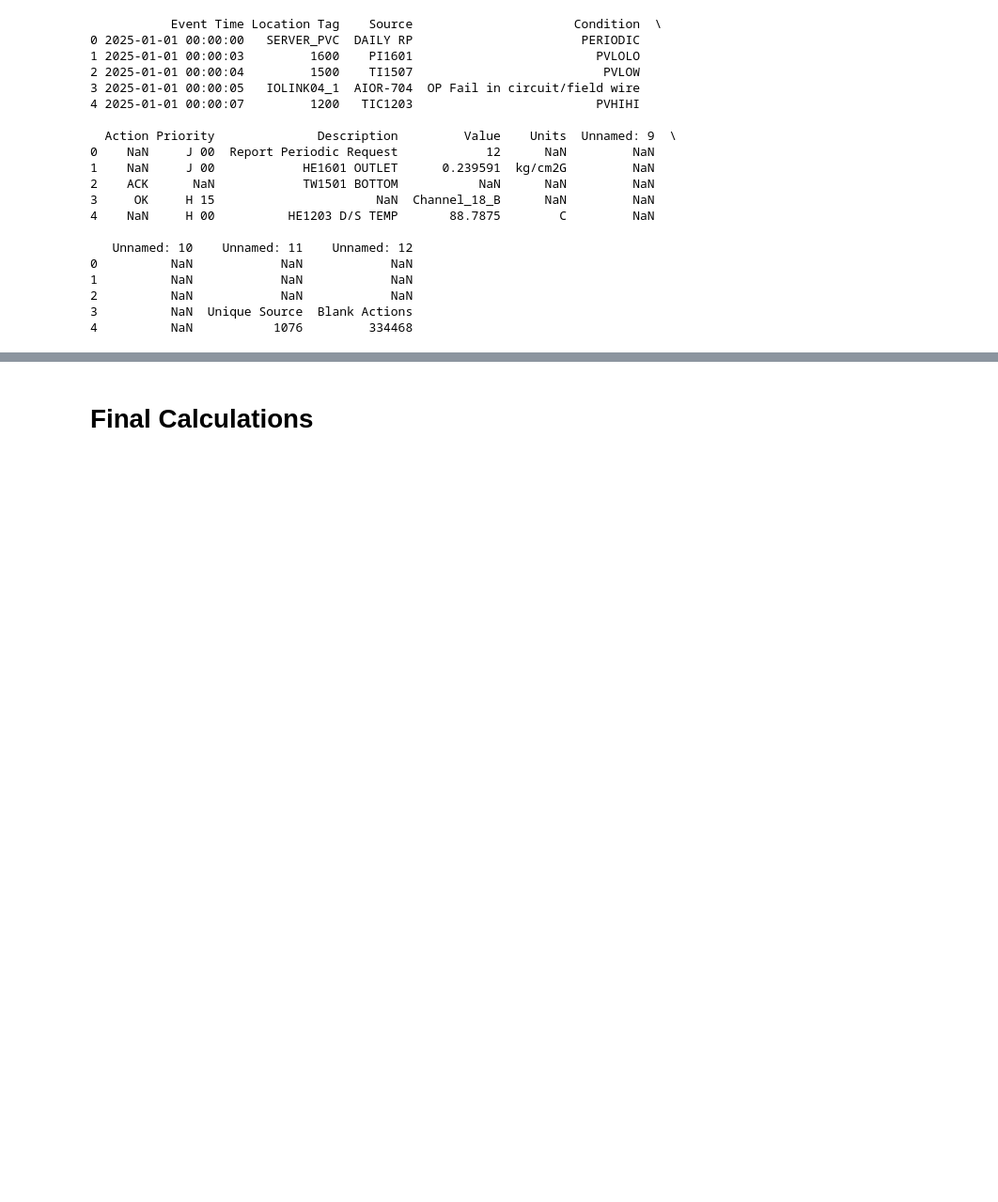
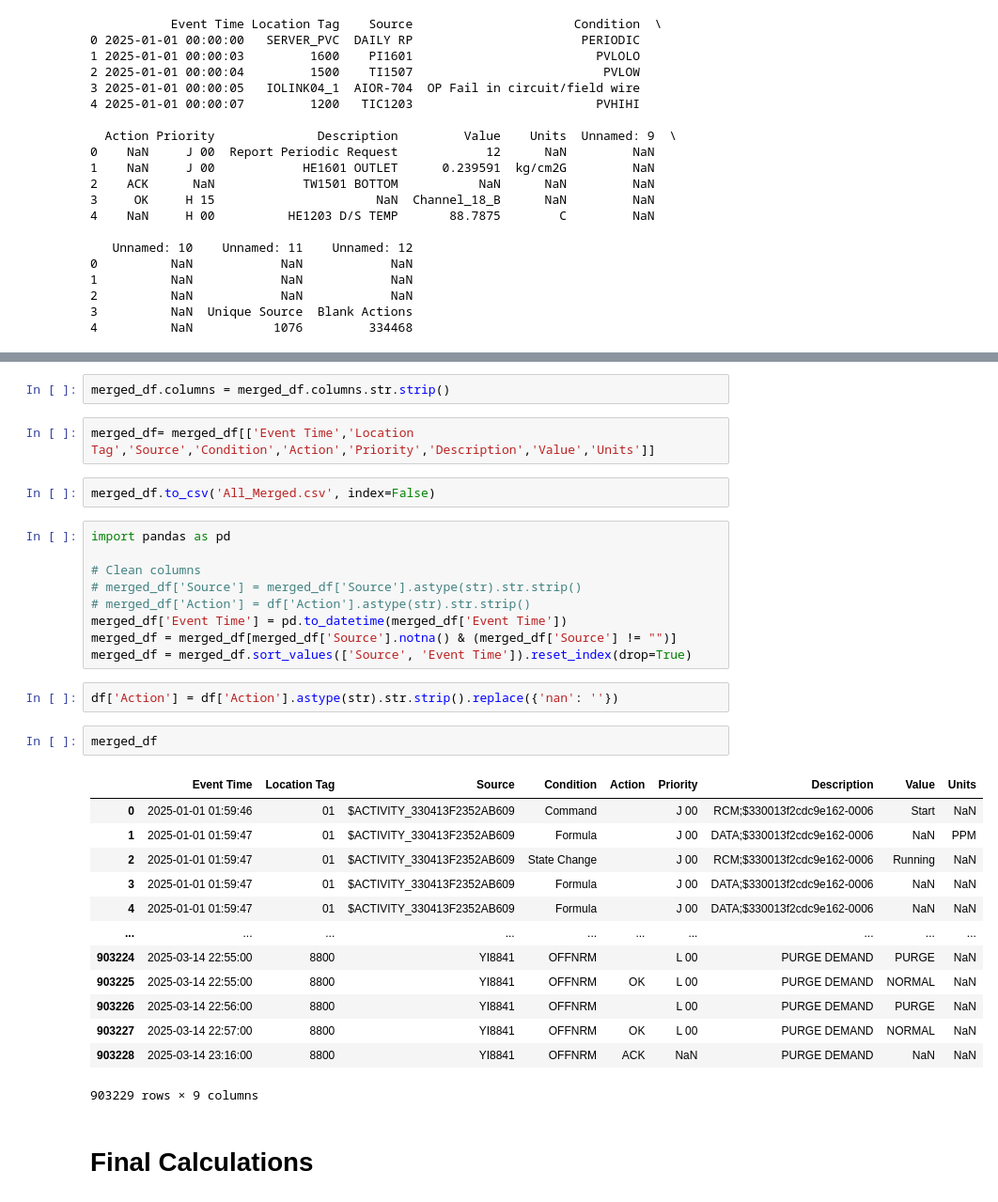
Before and after one commit to AhsanBilal157/Engro_Project_Analysis, a Jupyter notebook: Data_Analysis.ipynb, the cells around one changed output, grey strips where cells are left out. Shown at 94% size. Cells and saved outputs as stored; diff of their text form; blank space fills up the shorter version.

Commit message:
Add Data_Calculations

```diff
--- a/Data_Analysis.ipynb
+++ b/Data_Analysis.ipynb
@@ -513,2 +478,35 @@ Final Number of unique values: 757264
+# %%
+merged_df.columns = merged_df.columns.str.strip()
+# %%
+merged_df= merged_df[['Event Time','Location Tag','Source','Condition','Action','Priority','Description','Value','Units']]
+# %%
+merged_df.to_csv('All_Merged.csv', index=False)
+# %%
+import pandas as pd
+
+# Clean columns
+# merged_df['Source'] = merged_df['Source'].astype(str).str.strip()
+# merged_df['Action'] = df['Action'].astype(str).str.strip()
+merged_df['Event Time'] = pd.to_datetime(merged_df['Event Time'])
+merged_df = merged_df[merged_df['Source'].notna() & (merged_df['Source'] != "")]
+merged_df = merged_df.sort_values(['Source', 'Event Time']).reset_index(drop=True)
+# %%
+df['Action'] = df['Action'].astype(str).str.strip().replace({'nan': ''})
+# %%
+merged_df
+# %% [output]
+|  | Event Time | Location Tag | Source | Condition | Action | Priority | Description | Value | Units |
+| 0 | 2025-01-01 01:59:46 | 01 | $ACTIVITY_330413F2352AB609 | Command |  | J 00 | RCM;$330013f2cdc9e162-0006 | Start | NaN |
+| 1 | 2025-01-01 01:59:47 | 01 | $ACTIVITY_330413F2352AB609 | Formula |  | J 00 | DATA;$330013f2cdc9e162-0006 | NaN | PPM |
+| 2 | 2025-01-01 01:59:47 | 01 | $ACTIVITY_330413F2352AB609 | State Change |  | J 00 | RCM;$330013f2cdc9e162-0006 | Running | NaN |
+| 3 | 2025-01-01 01:59:47 | 01 | $ACTIVITY_330413F2352AB609 | Formula |  | J 00 | DATA;$330013f2cdc9e162-0006 | NaN | NaN |
+| 4 | 2025-01-01 01:59:47 | 01 | $ACTIVITY_330413F2352AB609 | Formula |  | J 00 | DATA;$330013f2cdc9e162-0006 | NaN | NaN |
+| ... | ... | ... | ... | ... | ... | ... | ... | ... | ... |
+| 903224 | 2025-03-14 22:55:00 | 8800 | YI8841 | OFFNRM |  | L 00 | PURGE DEMAND | PURGE | NaN |
+| 903225 | 2025-03-14 22:55:00 | 8800 | YI8841 | OFFNRM | OK | L 00 | PURGE DEMAND | NORMAL | NaN |
+| 903226 | 2025-03-14 22:56:00 | 8800 | YI8841 | OFFNRM |  | L 00 | PURGE DEMAND | PURGE | NaN |
+| 903227 | 2025-03-14 22:57:00 | 8800 | YI8841 | OFFNRM | OK | L 00 | PURGE DEMAND | NORMAL | NaN |
+| 903228 | 2025-03-14 23:16:00 | 8800 | YI8841 | OFFNRM | ACK | NaN | PURGE DEMAND | NaN | NaN |
+903229 rows × 9 columns
 # %% [markdown]
 # Final Calculations
```
Also changed, not shown: parts of 35 cells of this notebook, 2 other files.
